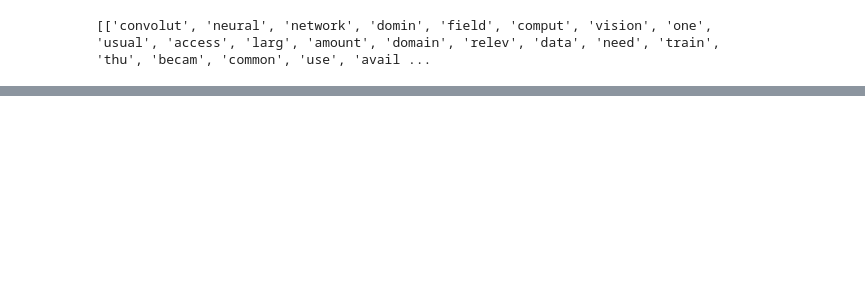
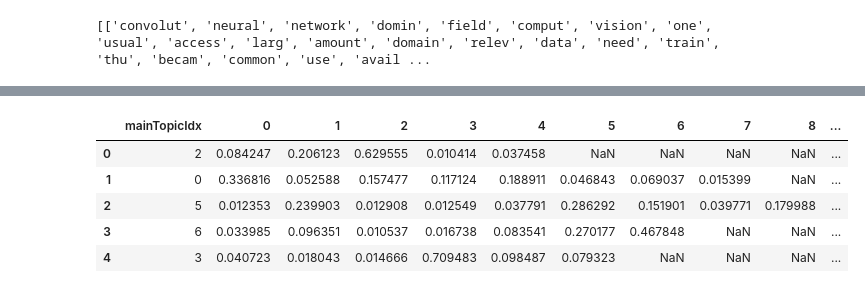
Before and after one commit to Lijuet/ITrend, a Jupyter notebook: topicModling.ipynb, the cells around one changed output, grey strips where cells are left out. Drawn from its saved outputs; the diff is of its cells as text; code cells hidden in the pictures; blank space fills up the shorter version.

```diff
--- a/topicModling.ipynb
+++ b/topicModling.ipynb
@@ -163,0 +173,20 @@ print(topics)
+# %%
+#get_document_topics를 이용한 각 문서별 토픽 추출
+#Topic distribution for the whole document. Each element in the list is a pair of a topic’s id, and the probability that was assigned to it.
+documentTopicTable = pd.DataFrame([freq[0] for freq in lda_model.get_document_topics(corpus[idx])] for idx in range(1000)) #토픽 번호만 표시
+documentTopicTable_prob = pd.DataFrame([freq[1] for freq in lda_model.get_document_topics(corpus[idx])] for idx in range(1000)) #토픽 확률만 표시
+
+#dataframe 사이즈 재조정
+documentTopicTable_prob = documentTopicTable_prob.iloc[:,0:12]
+documentTopicTable = documentTopicTable.iloc[:,0:12]
+
+
+documentTopicTable_prob.insert(loc=0, column='mainTopicIdx', value= documentTopicTable_prob.idxmax(axis=1)) #documentTopicTable에서 몇번째 인덱스 값 확률이 가장 높은지
+documentTopicTable_prob.head()
+# %% [output]
+|  | mainTopicIdx | 0 | 1 | 2 | 3 | 4 | 5 | 6 | 7 | 8 | ... |
+| 0 | 2 | 0.084247 | 0.206123 | 0.629555 | 0.010414 | 0.037458 | NaN | NaN | NaN | NaN | ... |
+| 1 | 0 | 0.336816 | 0.052588 | 0.157477 | 0.117124 | 0.188911 | 0.046843 | 0.069037 | 0.015399 | NaN | ... |
+| 2 | 5 | 0.012353 | 0.239903 | 0.012908 | 0.012549 | 0.037791 | 0.286292 | 0.151901 | 0.039771 | 0.179988 | ... |
+| 3 | 6 | 0.033985 | 0.096351 | 0.010537 | 0.016738 | 0.083541 | 0.270177 | 0.467848 | NaN | NaN | ... |
+| 4 | 3 | 0.040723 | 0.018043 | 0.014666 | 0.709483 | 0.098487 | 0.079323 | NaN | NaN | NaN | ... |
```
Also changed, not shown: parts of 14 cells of this notebook.
